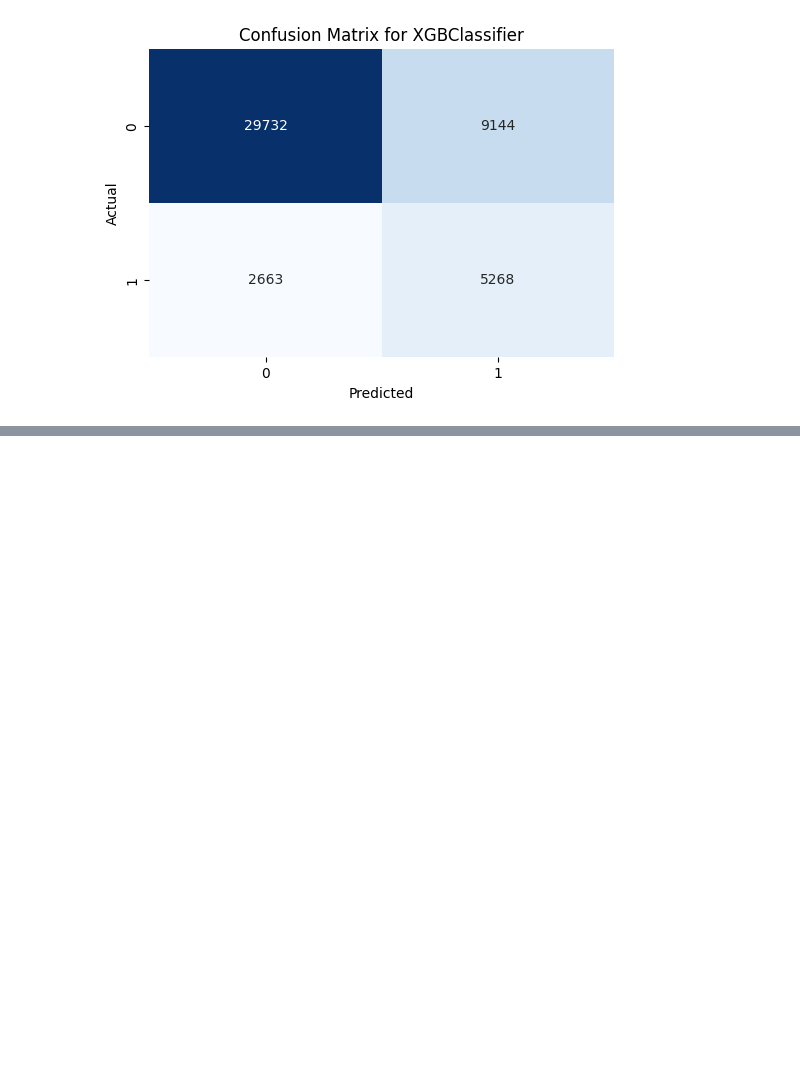
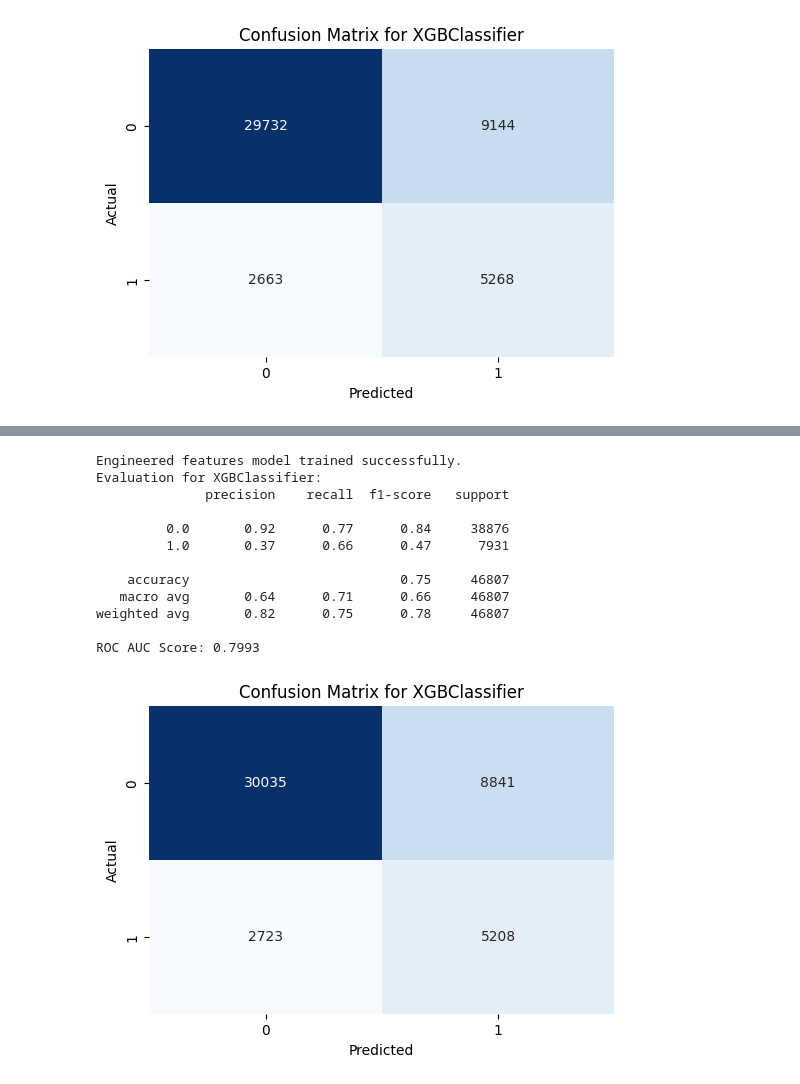
Before and after one commit to ausathdzil/diabetes-prediction, a Jupyter notebook: notebooks/diabetes_prediction.ipynb, the cells around one changed output, grey strips where cells are left out. Saved outputs shown, nothing was run; the diff lists cells and outputs as text; code cells hidden in the pictures; blank space fills up the shorter version.

```diff
--- a/notebooks/diabetes_prediction.ipynb
+++ b/notebooks/diabetes_prediction.ipynb
@@ -253,0 +282,12 @@ ROC AUC Score: 0.7991
+# %%
+X_train_eng = engineer_features(X_train)
+X_test_eng = engineer_features(X_test)
+
+print(f"Orignal engineered training set shape: X={X_train_eng.shape}")
+print(f"Original engineered training set class distribution:\n{y_train.value_counts()}")
+
+smoteenn_eng = SMOTEENN(random_state=42)
+X_train_eng_smote, y_train_eng_smote = smoteenn_eng.fit_resample(X_train_eng, y_train)
+
+print(f"Engineered SMOTEENN training set shape: {X_train_eng_smote.shape}")
+print(f"Engineered SMOTEENN class distribution:\n{y_train_eng_smote.value_counts()}")
@@ -253,0 +307,21 @@ ROC AUC Score: 0.7991
+# %%
+xgb_eng_smote = XGBClassifier(random_state=42, n_jobs=-1)
+xgb_eng_smote.fit(X_train_eng_smote, y_train_eng_smote)
+
+print("Engineered features model trained successfully.")
+
+evaluate_model(xgb_eng_smote, X_test_eng, y_test)
+# %% [output]
+Engineered features model trained successfully.
+Evaluation for XGBClassifier:
+              precision    recall  f1-score   support
+
+         0.0       0.92      0.77      0.84     38876
+         1.0       0.37      0.66      0.47      7931
+
+    accuracy                           0.75     46807
+   macro avg       0.64      0.71      0.66     46807
+weighted avg       0.82      0.75      0.78     46807
+
+ROC AUC Score: 0.7993
+[figure, added]
```
Also changed, not shown: parts of 7 cells of this notebook, 1 other file.
